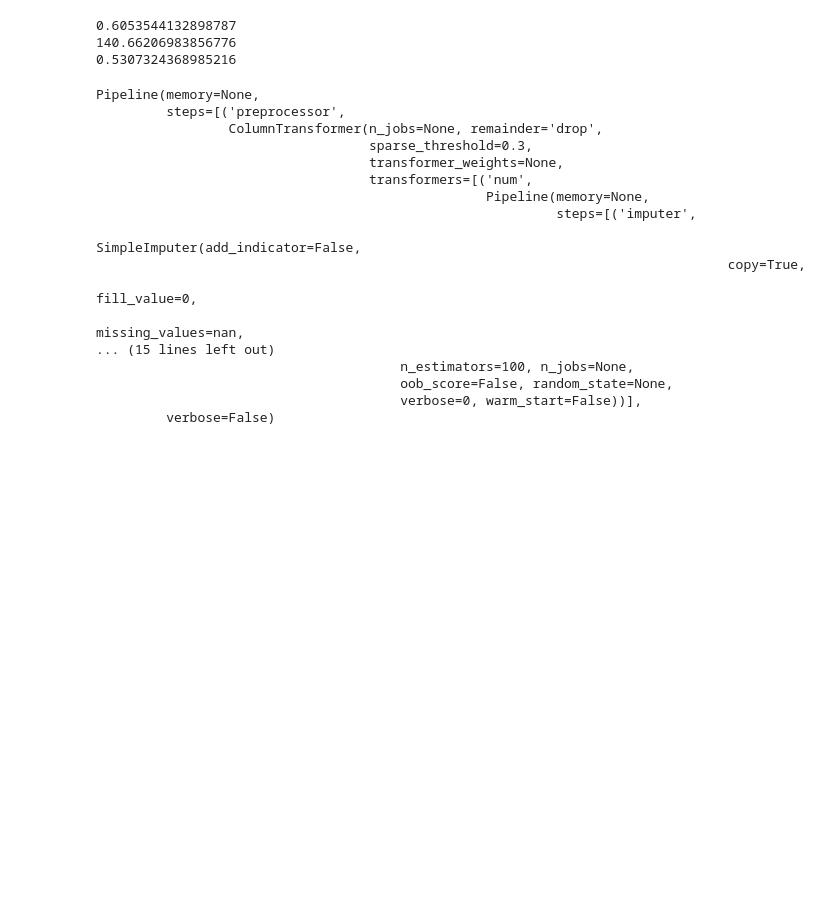
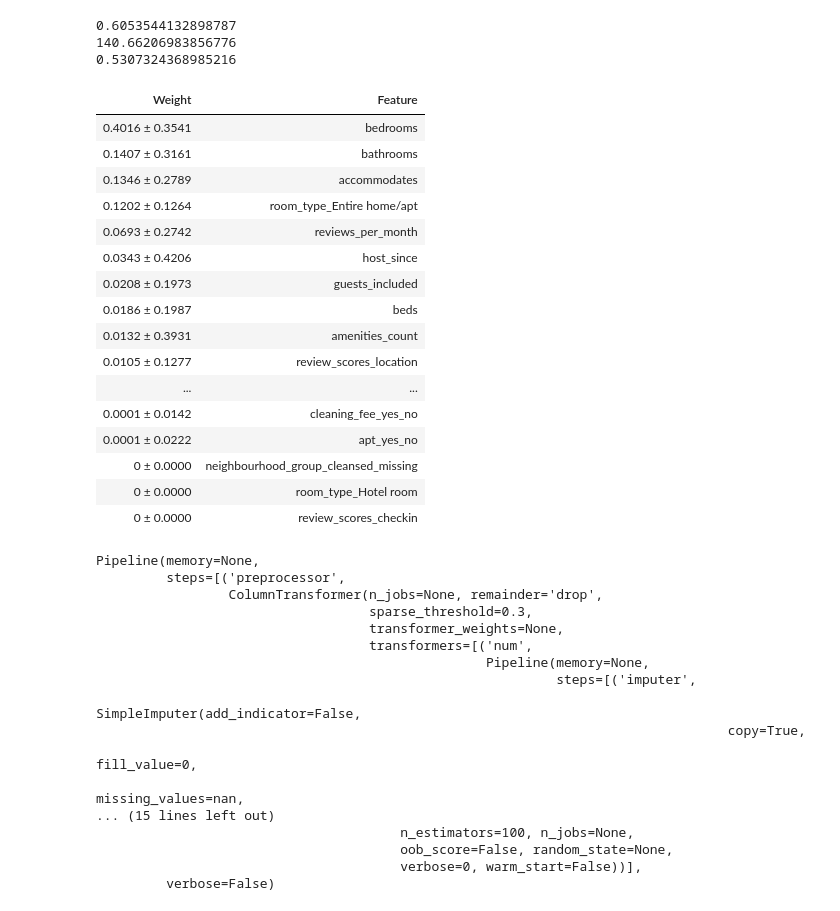
Before and after one commit to mkertajaya/Gerogetown-Project-Airbnb-PricePrediciton, a Jupyter notebook: 2_Model_Building/Pipeline_AustinData.ipynb, the cells around one changed output. Cells and saved outputs as stored; diff of their text form; code cells hidden in the pictures; blank space fills up the shorter version.

Commit message:
add feature importance in pipeline

```diff
--- a/2_Model_Building/Pipeline_AustinData.ipynb
+++ b/2_Model_Building/Pipeline_AustinData.ipynb
@@ -395,6 +396,31 @@ print(pl_Gboost.score(X_test, y_test))
 0.6053544132898787
 140.66206983856776
 0.5307324368985216
+# %%
+#get feature importance
+onehot_columns = list(pl_Gboost.named_steps['preprocessor'].named_transformers_['cat'].named_steps['onehot'].get_feature_names(input_features=categorical_features))
+numeric_features_list = list(numeric_features)
+numeric_features_list.extend(onehot_columns)
+
+eli5.explain_weights(pl_Gboost.named_steps['regressor'], top=50, feature_names=numeric_features_list)
+# %% [output]
+| Weight | Feature |
+| 0.4016 ± 0.3541 | bedrooms |
+| 0.1407 ± 0.3161 | bathrooms |
+| 0.1346 ± 0.2789 | accommodates |
+| 0.1202 ± 0.1264 | room_type_Entire home/apt |
+| 0.0693 ± 0.2742 | reviews_per_month |
+| 0.0343 ± 0.4206 | host_since |
+| 0.0208 ± 0.1973 | guests_included |
+| 0.0186 ± 0.1987 | beds |
+| 0.0132 ± 0.3931 | amenities_count |
+| 0.0105 ± 0.1277 | review_scores_location |
+| ... | ... |
+| 0.0001 ± 0.0142 | cleaning_fee_yes_no |
+| 0.0001 ± 0.0222 | apt_yes_no |
+| 0 ± 0.0000 | neighbourhood_group_cleansed_missing |
+| 0 ± 0.0000 | room_type_Hotel room |
+| 0 ± 0.0000 | review_scores_checkin |
 # %%
 pl_RandomForest.fit(X_train, y_train)
 # %% [output]
```
Also changed, not shown: parts of 3 cells of this notebook, 2 other files.
